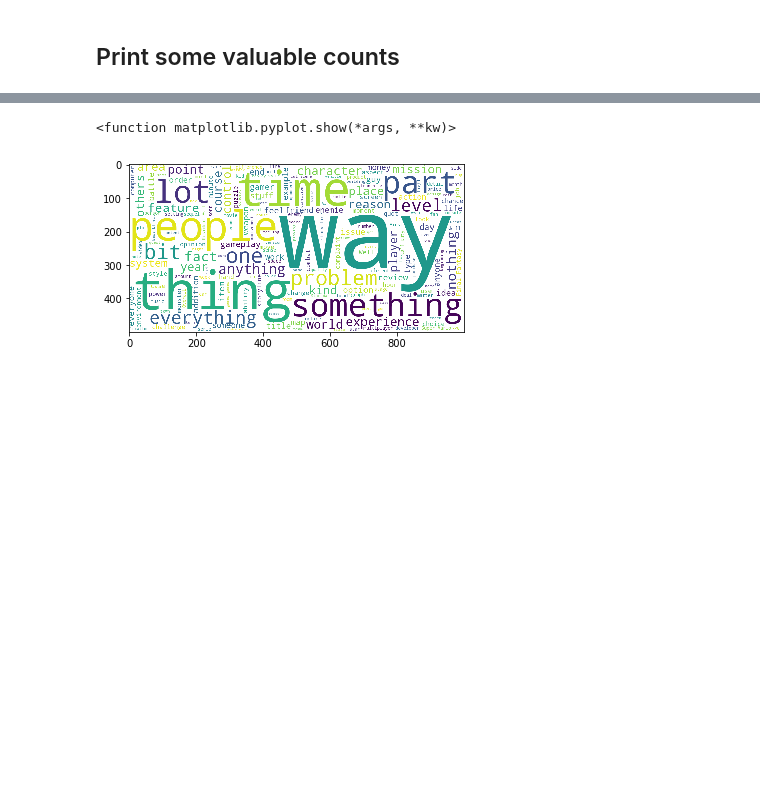
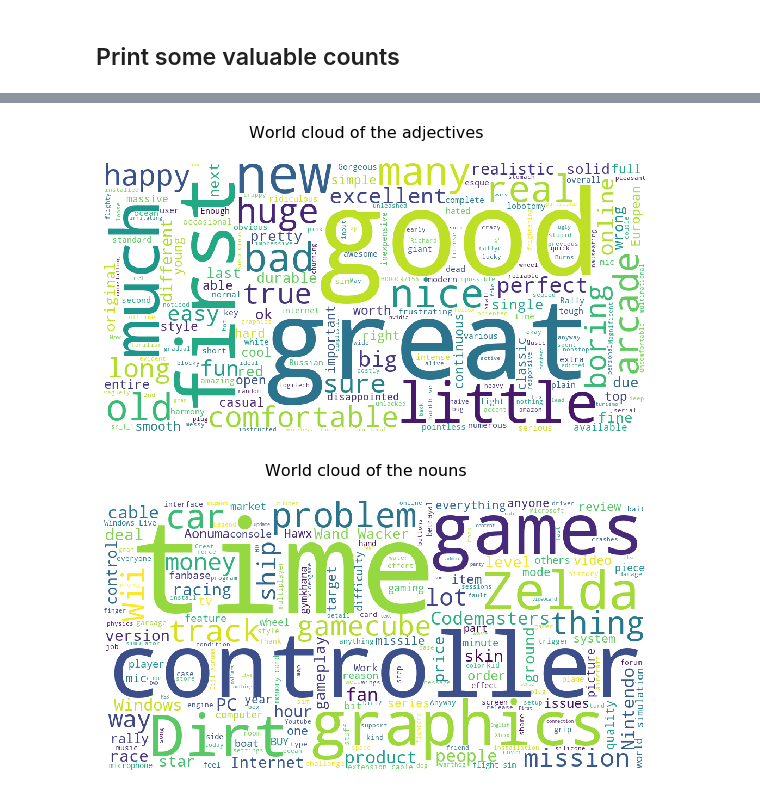
Before and after one commit to panayiotiska/Jupyter-Sentiment-Analysis-Video-games-reviews, a Jupyter notebook: Sentiment_Analysis_Video_Games_Reviews.ipynb, the cells around one changed output, grey strips where cells are left out. Cells and saved outputs as stored; diff of their text form; code cells hidden in the pictures; blank space fills up the shorter version.

Commit message:
More word-clouds & index jupyter file added

```diff
--- a/Sentiment_Analysis_Video_Games_Reviews.ipynb
+++ b/Sentiment_Analysis_Video_Games_Reviews.ipynb
@@ -14,7 +14,7 @@ import numpy as np
 np.random.seed(500)
 
 #[1] Read the data
-Corpus = pd.read_json(r"C:\Users\Panos\Desktop\Dissert\Code\Video_Games_5.json", lines=True, encoding='latin-1')
+Corpus = pd.read_json(r"C:\Users\Panos\Desktop\Dissert\Code\Sample_Video_Games_5.json", lines=True, encoding='latin-1')
 
 #Print the first 3 rows
 Corpus.iloc[:3]
@@ -178,17 +178,39 @@ Their respective frequencies:
 # %%
-# tags initialized on previous block of code
+#Word cloud of the adjectives
+
+# finalString initialized on previous block of code
+
+stop = set(STOPWORDS)
+stop.add('game')
+
+wc = WordCloud(height = 500, width = 1000, background_color = 'white', stopwords = stop).generate(finalString)
+plt.figure(figsize=(10,5))
+img = plt.imshow(wc,cmap='gray')
+img.set_cmap('hot')
+plt.axis('off')
+plt.suptitle('World cloud of the adjectives', fontsize=16)
+plt.savefig('pict.png',bbox_inches='tight', pad_inches = 0)
+
+#----------------------------------------------------------------
+
+# Word cloud of the nouns
+
 nouns = [word for word,pos in tags if (pos == 'NN' or pos == 'NNP' or pos == 'NNS' or pos == 'NNPS')]
 
 finalString = " ".join(nouns)
 
 stop = set(STOPWORDS)
 stop.add('fun')
 stop.add('play')
 stop.add('game')
 
 wc = WordCloud(height = 500, width = 1000, background_color = 'white', stopwords = stop).generate(finalString)
-plt.imshow(wc,cmap='gray')
-plt.show
+plt.figure(figsize=(10,5))
+img = plt.imshow(wc,cmap='gray')
+img.set_cmap('hot')
+plt.axis('off')
+plt.suptitle('World cloud of the nouns', fontsize=16)
+plt.savefig('pict.png',bbox_inches='tight', pad_inches = 0)
 # %% [output]
-<function matplotlib.pyplot.show(*args, **kw)>
-[figure, old version]
+[figure, new version]
+[figure, added]
```
Also changed, not shown: parts of 4 cells of this notebook, 4 other files.
